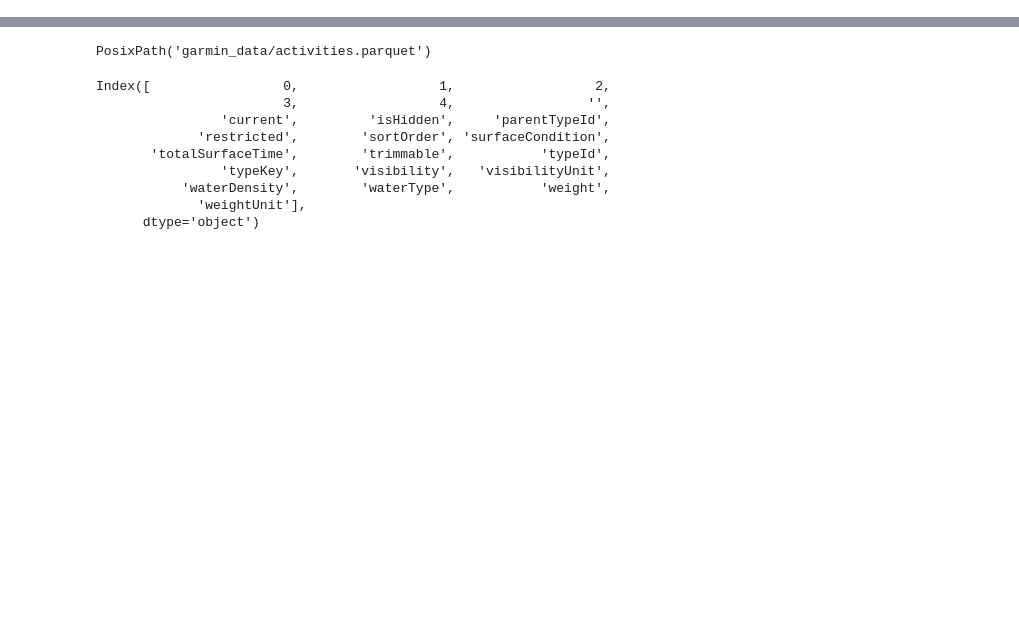
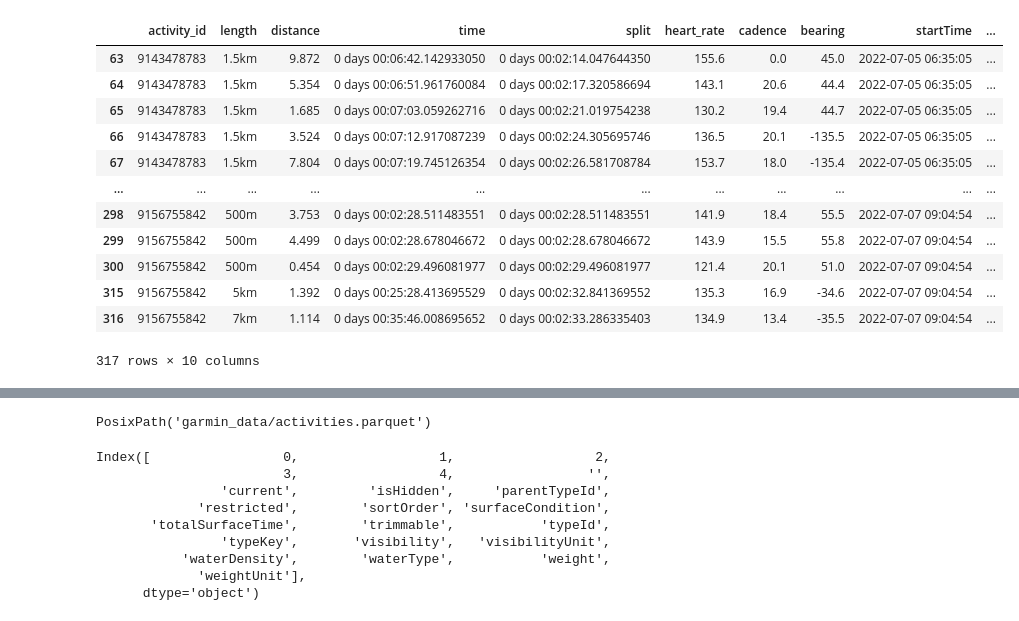
Before and after one commit to matthewghgriffiths/rowing, a Jupyter notebook: garmin.ipynb, the cells around one changed output, grey strips where cells are left out. Cells and saved outputs as stored; diff of their text form; code cells hidden in the pictures; blank space fills up the shorter version.

```diff
--- a/garmin.ipynb
+++ b/garmin.ipynb
@@ -27,0 +30,4 @@ activities = garmin.run([
+# %%
+additional_info = garmin.get_activities(
+    0, 10
+)
@@ -27,0 +185,26 @@ activities = garmin.run([
+# %%
+each_activity.apply(
+        lambda x: splits.find_all_best_times(
+            x.droplevel(0),
+            cols=cols
+        )
+).join(activity_info).reset_index().sort_values(
+    ["startTime", "length", "split"],
+    key=lambda index:
+        index if isinstance(index, pd.DatetimeIndex)
+        else index.map(splits.distance_to_km)
+)
+# %% [output]
+|  | activity_id | length | distance | time | split | heart_rate | cadence | bearing | startTime | ... |
+| 63 | 9143478783 | 1.5km | 9.872 | 0 days 00:06:42.142933050 | 0 days 00:02:14.047644350 | 155.6 | 0.0 | 45.0 | 2022-07-05 06:35:05 | ... |
+| 64 | 9143478783 | 1.5km | 5.354 | 0 days 00:06:51.961760084 | 0 days 00:02:17.320586694 | 143.1 | 20.6 | 44.4 | 2022-07-05 06:35:05 | ... |
+| 65 | 9143478783 | 1.5km | 1.685 | 0 days 00:07:03.059262716 | 0 days 00:02:21.019754238 | 130.2 | 19.4 | 44.7 | 2022-07-05 06:35:05 | ... |
+| 66 | 9143478783 | 1.5km | 3.524 | 0 days 00:07:12.917087239 | 0 days 00:02:24.305695746 | 136.5 | 20.1 | -135.5 | 2022-07-05 06:35:05 | ... |
+| 67 | 9143478783 | 1.5km | 7.804 | 0 days 00:07:19.745126354 | 0 days 00:02:26.581708784 | 153.7 | 18.0 | -135.4 | 2022-07-05 06:35:05 | ... |
+| ... | ... | ... | ... | ... | ... | ... | ... | ... | ... | ... |
+| 298 | 9156755842 | 500m | 3.753 | 0 days 00:02:28.511483551 | 0 days 00:02:28.511483551 | 141.9 | 18.4 | 55.5 | 2022-07-07 09:04:54 | ... |
+| 299 | 9156755842 | 500m | 4.499 | 0 days 00:02:28.678046672 | 0 days 00:02:28.678046672 | 143.9 | 15.5 | 55.8 | 2022-07-07 09:04:54 | ... |
+| 300 | 9156755842 | 500m | 0.454 | 0 days 00:02:29.496081977 | 0 days 00:02:29.496081977 | 121.4 | 20.1 | 51.0 | 2022-07-07 09:04:54 | ... |
+| 315 | 9156755842 | 5km | 1.392 | 0 days 00:25:28.413695529 | 0 days 00:02:32.841369552 | 135.3 | 16.9 | -34.6 | 2022-07-07 09:04:54 | ... |
+| 316 | 9156755842 | 7km | 1.114 | 0 days 00:35:46.008695652 | 0 days 00:02:33.286335403 | 134.9 | 13.4 | -35.5 | 2022-07-07 09:04:54 | ... |
+317 rows × 10 columns
```
Also changed, not shown: parts of 14 cells of this notebook, 10 other files.
